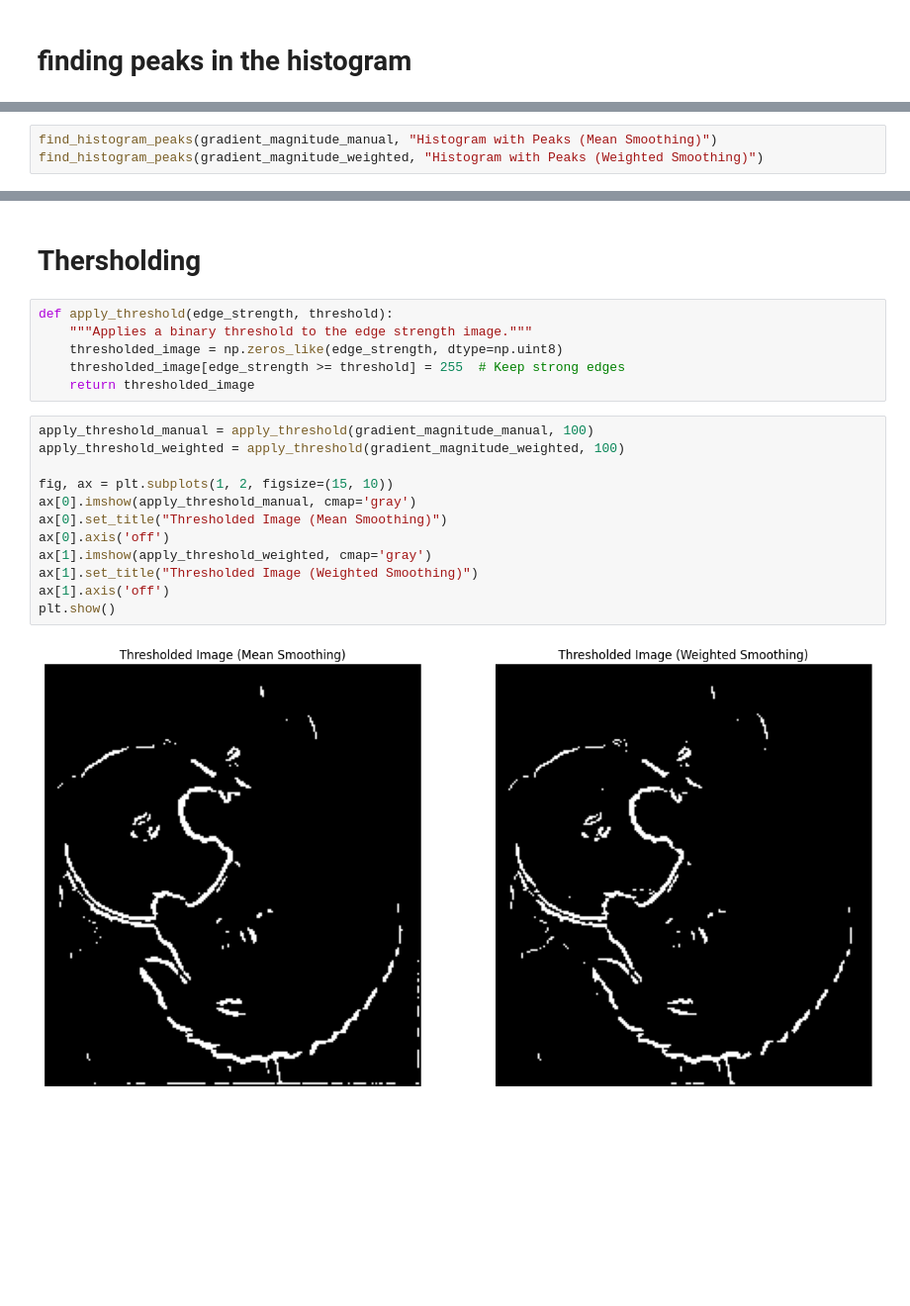
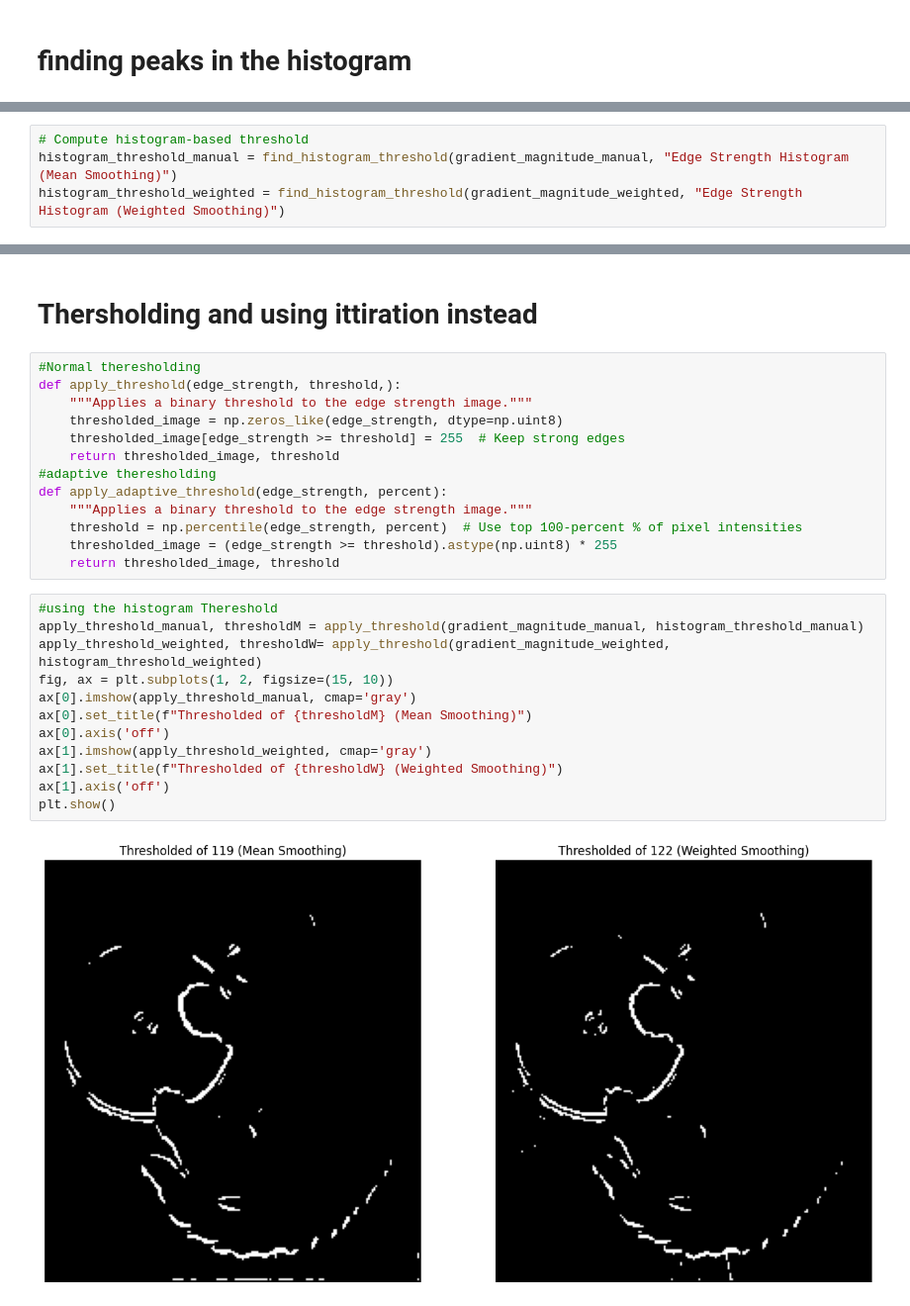
Before and after one commit to zacgalaxy/CV_CW1, a Jupyter notebook: Average_Kernal.ipynb, the cells around one changed output, grey strips where cells are left out. Shown at 99% size. Drawn from its saved outputs; the diff is of its cells as text; blank space fills up the shorter version.

Commit message:
3 types of theresholding

```diff
--- a/Average_Kernal.ipynb
+++ b/Average_Kernal.ipynb
@@ -172,4 +183,5 @@ def find_histogram_peaks(edge_strength, title="Histogram with Peaks"):
 # %%
-find_histogram_peaks(gradient_magnitude_manual, "Histogram with Peaks (Mean Smoothing)")
-find_histogram_peaks(gradient_magnitude_weighted, "Histogram with Peaks (Weighted Smoothing)")
+# Compute histogram-based threshold
+histogram_threshold_manual = find_histogram_threshold(gradient_magnitude_manual, "Edge Strength Histogram (Mean Smoothing)")
+histogram_threshold_weighted = find_histogram_threshold(gradient_magnitude_weighted, "Edge Strength Histogram (Weighted Smoothing)")
 # %% [output]
@@ -181,22 +190,29 @@ np.float32(31.0)
 # %% [markdown]
-# Thersholding
+# Thersholding  and using ittiration instead
 # %%
-def apply_threshold(edge_strength, threshold):
+#Normal theresholding
+def apply_threshold(edge_strength, threshold,):
     """Applies a binary threshold to the edge strength image."""
     thresholded_image = np.zeros_like(edge_strength, dtype=np.uint8)
     thresholded_image[edge_strength >= threshold] = 255  # Keep strong edges
-    return thresholded_image
+    return thresholded_image, threshold
+#adaptive theresholding
+def apply_adaptive_threshold(edge_strength, percent):
+    """Applies a binary threshold to the edge strength image."""
+    threshold = np.percentile(edge_strength, percent)  # Use top 100-percent % of pixel intensities
+    thresholded_image = (edge_strength >= threshold).astype(np.uint8) * 255
+    return thresholded_image, threshold
 # %%
-apply_threshold_manual = apply_threshold(gradient_magnitude_manual, 100)
-apply_threshold_weighted = apply_threshold(gradient_magnitude_weighted, 100)
-
+#using the histogram Thereshold
+apply_threshold_manual, thresholdM = apply_threshold(gradient_magnitude_manual, histogram_threshold_manual)
+apply_threshold_weighted, thresholdW= apply_threshold(gradient_magnitude_weighted, histogram_threshold_weighted)
 fig, ax = plt.subplots(1, 2, figsize=(15, 10))
 ax[0].imshow(apply_threshold_manual, cmap='gray')
-ax[0].set_title("Thresholded Image (Mean Smoothing)")
+ax[0].set_title(f"Thresholded of {thresholdM} (Mean Smoothing)")
 ax[0].axis('off')
 ax[1].imshow(apply_threshold_weighted, cmap='gray')
-ax[1].set_title("Thresholded Image (Weighted Smoothing)")
+ax[1].set_title(f"Thresholded of {thresholdW} (Weighted Smoothing)")
 ax[1].axis('off')
 plt.show()
 # %% [output]
-[figure, old version]
+[figure, new version]
```
Also changed, not shown: parts of 5 cells of this notebook, 4 other files.
